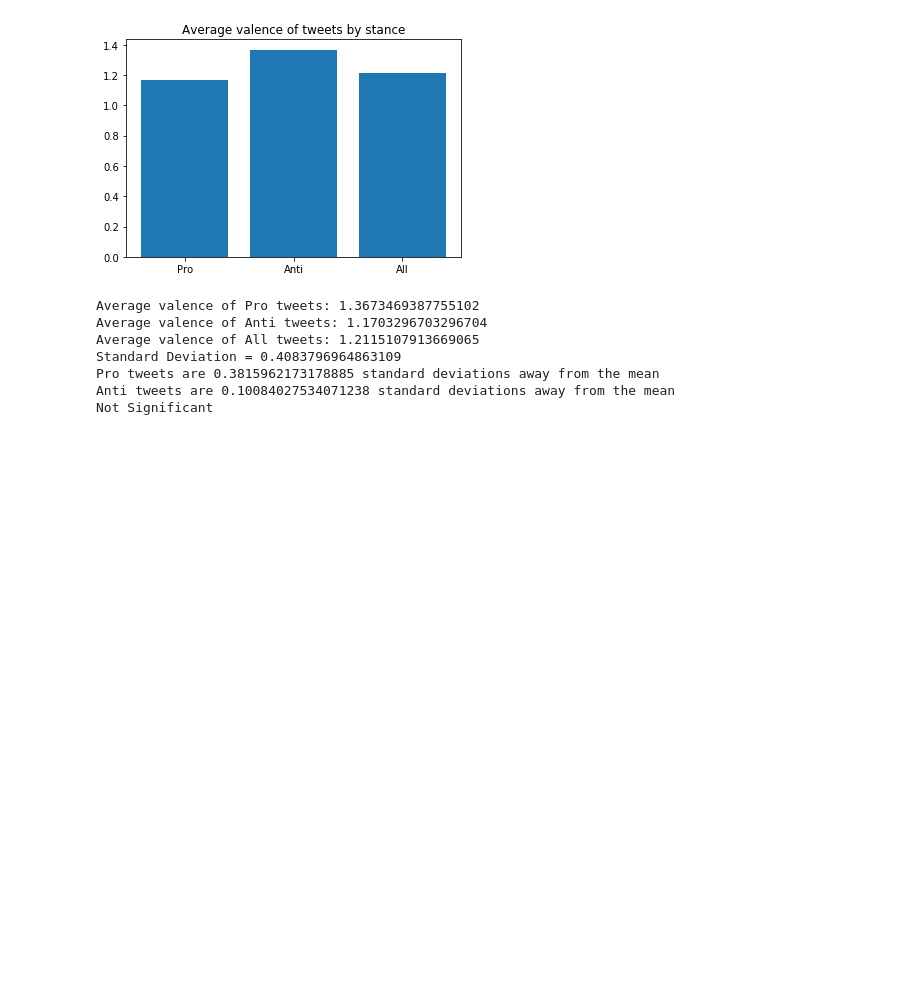
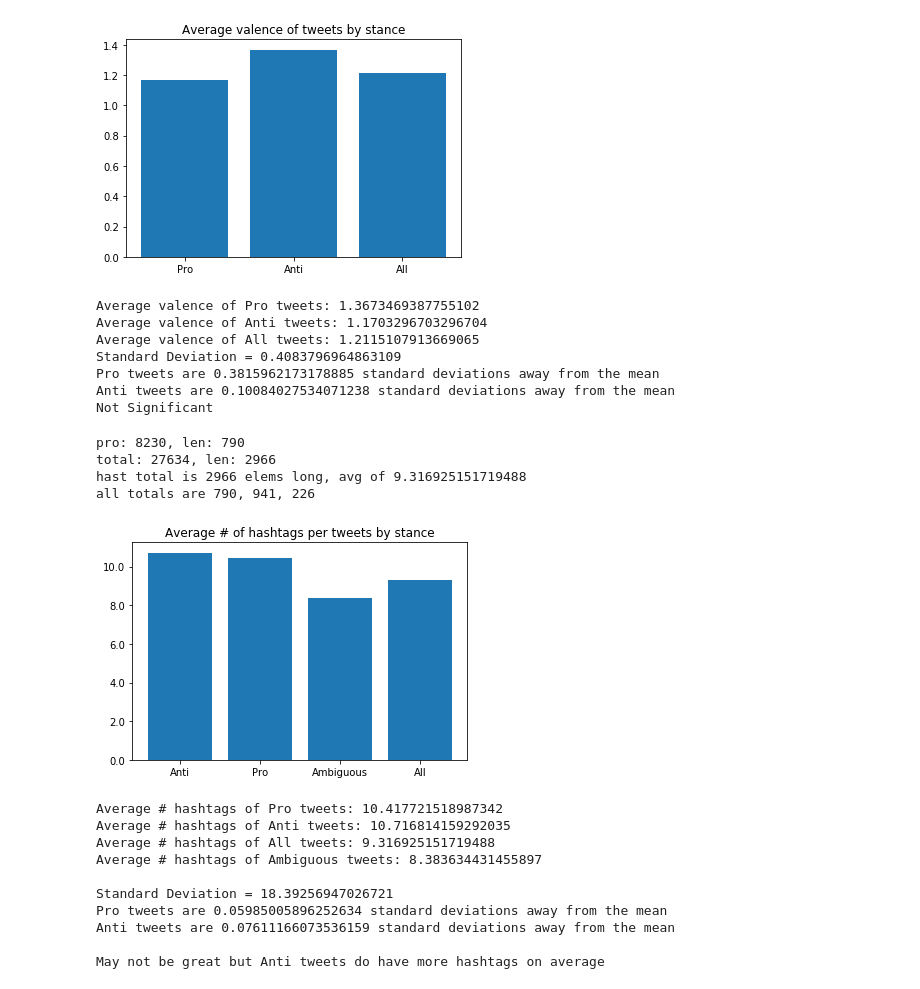
Before and after one commit to Kayala47/sure-2020, a Jupyter notebook: sure-2020-features.ipynb, the cells around one changed output. Saved outputs shown, nothing was run; the diff lists cells and outputs as text; code cells hidden in the pictures; blank space fills up the shorter version.

```diff
--- a/sure-2020-features.ipynb
+++ b/sure-2020-features.ipynb
@@ -340,0 +339,66 @@ Not Significant
+# %%
+#exploring hashtags
+
+#let's compare the tweet lengths
+
+hash_pro = [len(data['hashtags'][i])for i in range(len(data['hashtags'])) if data['stance'][i] == 1.0]
+hash_amb = [len(data['hashtags'][i])  for i in range(len(data['hashtags'])) if data['stance'][i] == 0.0]
+hash_anti = [len(data['hashtags'][i])  for i in range(len(data['hashtags'])) if data['stance'][i] == -1.0]
+hash_total = [len(data['hashtags'][i]) for i in range(len(data['hashtags']))]
+
+print('pro: {}, len: {}'.format(sum(hash_pro), len(hash_pro)))
+print('total: {}, len: {}'.format(sum(hash_total), len(hash_total)))
+
+avg_hash_anti = np.nansum(hash_anti)/count_valid_items(hash_anti, 'nan')
+avg_hash_pro = np.nansum(hash_pro )/count_valid_items(hash_pro, 'nan')
+avg_hash_ambi = np.nansum(hash_amb)/count_valid_items(hash_amb , 'nan')
+avg_hash_total = np.nansum(hash_total)/count_valid_items(hash_total, 'nan')
+
+print('hast total is {} elems long, avg of {}'.format(len(hash_total), avg_hash_total))
+print('all totals are {}, {}, {}'.format(len(hash_pro), len(hash_amb), len(hash_anti)))
+
+x = np.arange(4)
+y1 = [avg_hash_anti, avg_hash_pro, avg_hash_ambi, avg_hash_total]
+
+def values(x, pos):
+    return '%1.1f' % (x)
+
+formatter = FuncFormatter(values)
+fig, ax = pyplot.subplots()
+ax.yaxis.set_major_formatter(formatter)
+
+pyplot.bar(x, y1)
+
+pyplot.xticks(x, ('Anti', 'Pro', 'Ambiguous', 'All'))
+pyplot.title("Average # of hashtags per tweets by stance")
+
+pyplot.show()
+
+stdev = statistics.pstdev(hash_total)
+
+print("Average # hashtags of Pro tweets: {}".format(avg_hash_pro))
+print("Average # hashtags of Anti tweets: {}".format(avg_hash_anti))
+print("Average # hashtags of All tweets: {}".format(avg_hash_total))
+print("Average # hashtags of Ambiguous tweets: {} \n".format(avg_hash_ambi))
+
+print("Standard Deviation = {}".format(stdev))
+print("Pro tweets are {} standard deviations away from the mean".format(abs(avg_hash_pro - avg_hash_total)/stdev))
+print("Anti tweets are {} standard deviations away from the mean \n".format(abs(avg_hash_anti - avg_hash_total)/stdev))
+
+print("May not be great but Anti tweets do have more hashtags on average")
+# %% [output]
+pro: 8230, len: 790
+total: 27634, len: 2966
+hast total is 2966 elems long, avg of 9.316925151719488
+all totals are 790, 941, 226
+[figure, added]
+Average # hashtags of Pro tweets: 10.417721518987342
+Average # hashtags of Anti tweets: 10.716814159292035
+Average # hashtags of All tweets: 9.316925151719488
+Average # hashtags of Ambiguous tweets: 8.383634431455897
+
+Standard Deviation = 18.39256947026721
+Pro tweets are 0.05985005896252634 standard deviations away from the mean
+Anti tweets are 0.07611166073536159 standard deviations away from the mean
+
+May not be great but Anti tweets do have more hashtags on average
```
Also changed, not shown: parts of 2 cells of this notebook.
